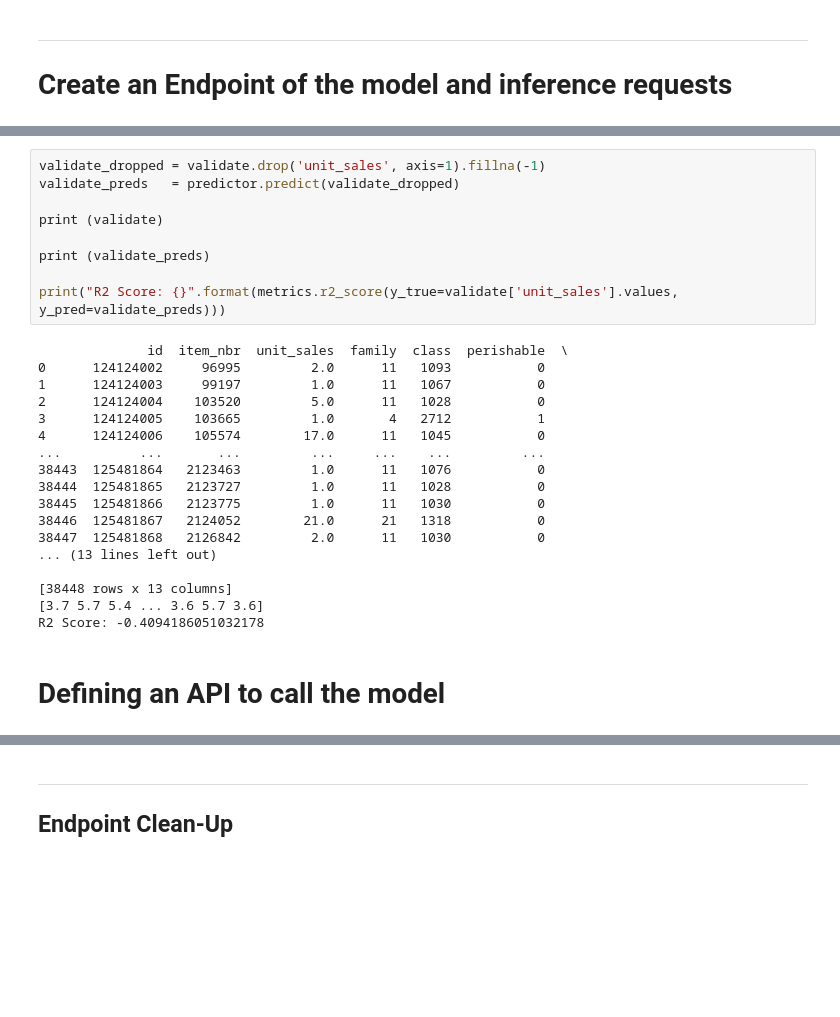
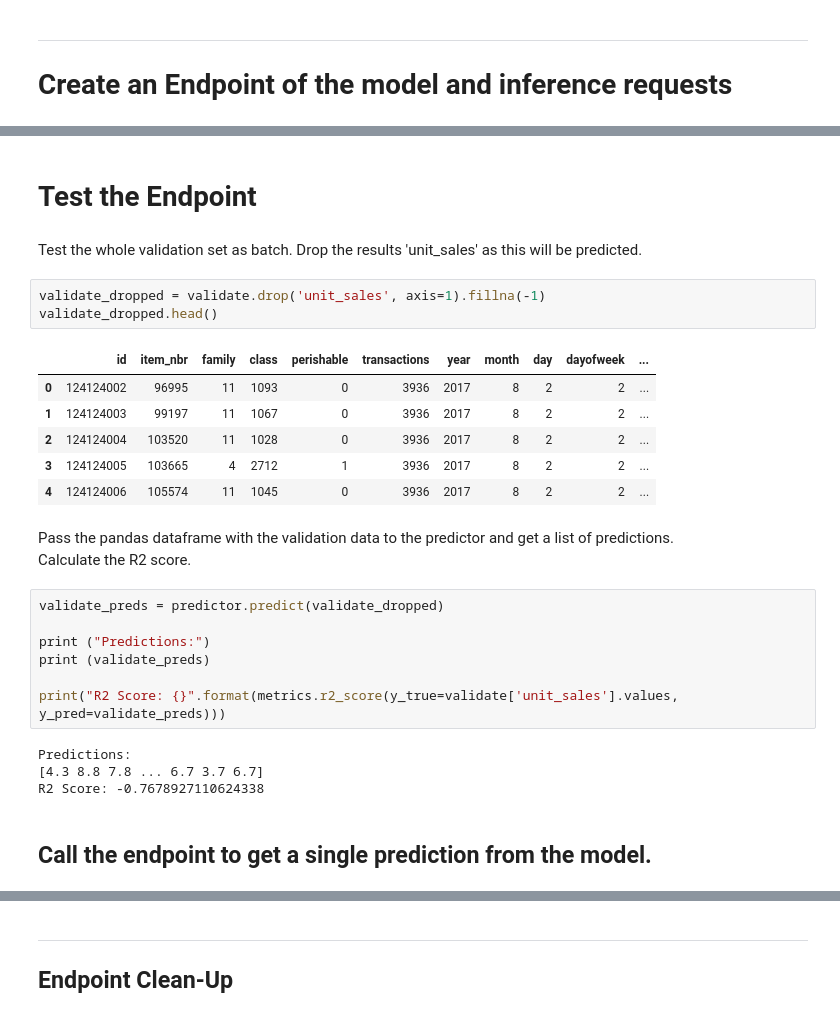
Before and after one commit to ciwin/CD4ML-AWS-Serverless, a Jupyter notebook: notebooks/TrainModelSMExp.ipynb, the cells around one changed output, grey strips where cells are left out. Cells and saved outputs as stored; diff of their text form; blank space fills up the shorter version.

```diff
--- a/notebooks/TrainModelSMExp.ipynb
+++ b/notebooks/TrainModelSMExp.ipynb
@@ -386,32 +386,33 @@ INFO:sagemaker:Creating endpoint with name sagemaker-scikit-learn-2020-07-24-10-
+# %% [markdown]
+# Test the Endpoint
+# %% [markdown]
+Test the whole validation set as batch. Drop the results 'unit_sales' as this will be predicted.
+# %%
+validate_dropped = validate.drop('unit_sales', axis=1).fillna(-1)
+validate_dropped.head()
+# %% [output]
+|  | id | item_nbr | family | class | perishable | transactions | year | month | day | dayofweek | ... |
+| 0 | 124124002 | 96995 | 11 | 1093 | 0 | 3936 | 2017 | 8 | 2 | 2 | ... |
+| 1 | 124124003 | 99197 | 11 | 1067 | 0 | 3936 | 2017 | 8 | 2 | 2 | ... |
+| 2 | 124124004 | 103520 | 11 | 1028 | 0 | 3936 | 2017 | 8 | 2 | 2 | ... |
+| 3 | 124124005 | 103665 | 4 | 2712 | 1 | 3936 | 2017 | 8 | 2 | 2 | ... |
+| 4 | 124124006 | 105574 | 11 | 1045 | 0 | 3936 | 2017 | 8 | 2 | 2 | ... |
+# %% [markdown]
+Pass the pandas dataframe with the validation data to the predictor and get a list of predictions.
+Calculate the R2 score.
 # %%
-validate_dropped = validate.drop('unit_sales', axis=1).fillna(-1)
-validate_preds   = predictor.predict(validate_dropped)
+validate_preds = predictor.predict(validate_dropped)
 
-print (validate)
-
+print ("Predictions:")
 print (validate_preds)
 
 print("R2 Score: {}".format(metrics.r2_score(y_true=validate['unit_sales'].values, y_pred=validate_preds)))
 # %% [output]
-              id  item_nbr  unit_sales  family  class  perishable  \
-0      124124002     96995         2.0      11   1093           0
-1      124124003     99197         1.0      11   1067           0
-2      124124004    103520         5.0      11   1028           0
-3      124124005    103665         1.0       4   2712           1
-4      124124006    105574        17.0      11   1045           0
-...          ...       ...         ...     ...    ...         ...
-38443  125481864   2123463         1.0      11   1076           0
-38444  125481865   2123727         1.0      11   1028           0
-38445  125481866   2123775         1.0      11   1030           0
-38446  125481867   2124052        21.0      21   1318           0
-38447  125481868   2126842         2.0      11   1030           0
-... (13 lines left out)
-
-[38448 rows x 13 columns]
-[3.7 5.7 5.4 ... 3.6 5.7 3.6]
-R2 Score: -0.4094186051032178
+Predictions:
+[4.3 8.8 7.8 ... 6.7 3.7 6.7]
+R2 Score: -0.7678927110624338
-# %% [markdown]
-# Defining an API to call the model
+# %% [markdown]
+## Call the endpoint to get a single prediction from the model.
 # %%
 products = {
     "99197": {
```
Also changed, not shown: parts of 12 cells of this notebook, 1 other file.
